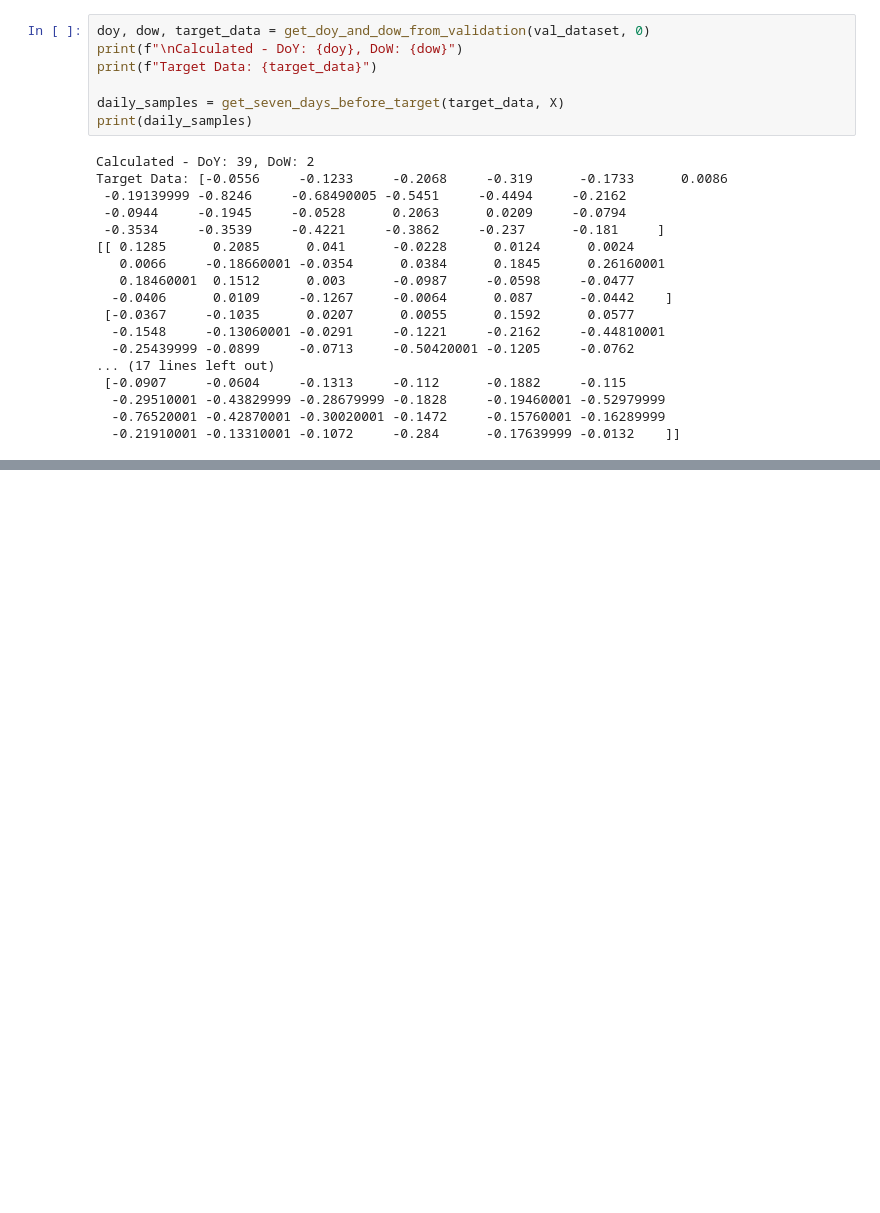
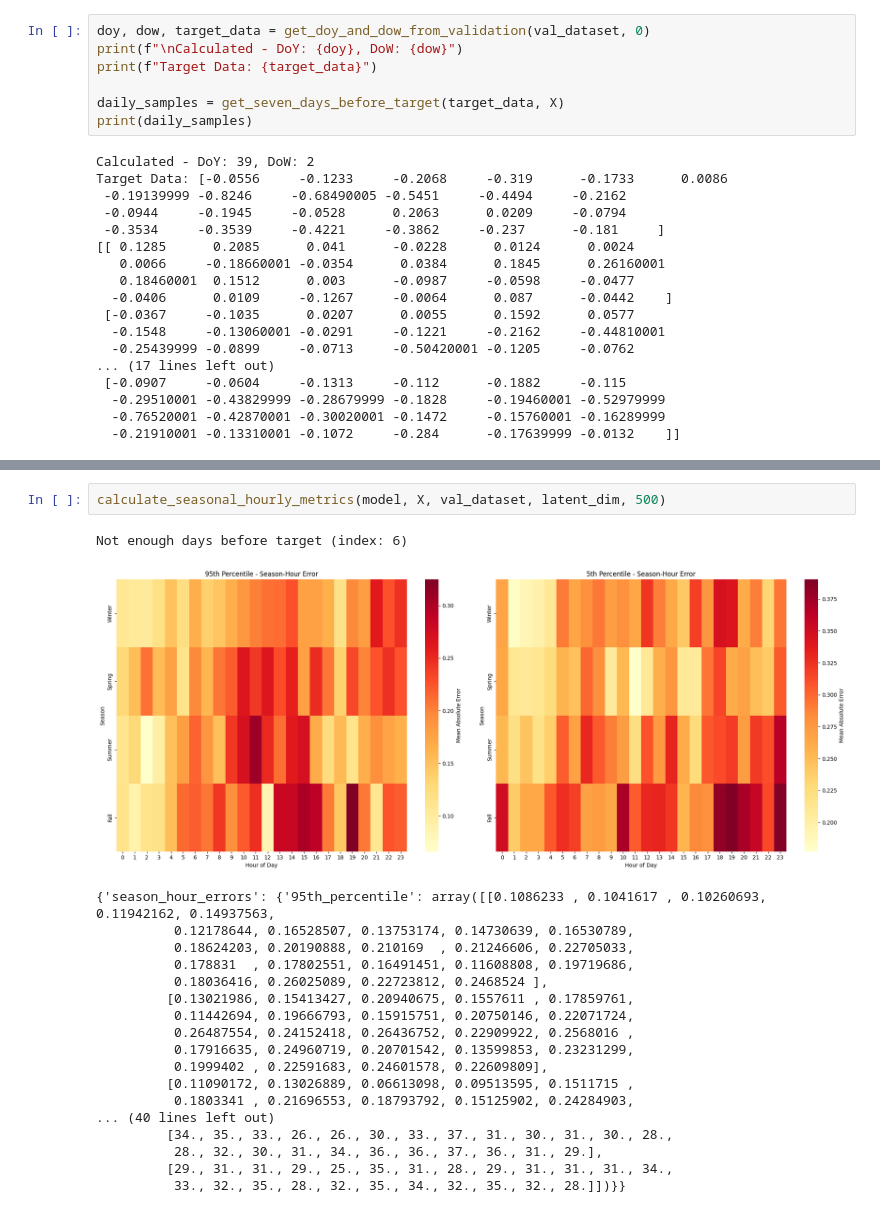
Before and after one commit to ThorneMadsen/Master, a Jupyter notebook: notebooks/MLPVAE.ipynb, the cells around one changed output, grey strips where cells are left out. Cells and saved outputs as stored; diff of their text form; blank space fills up the shorter version.

```diff
--- a/notebooks/MLPVAE.ipynb
+++ b/notebooks/MLPVAE.ipynb
@@ -1002,0 +1355,22 @@ Average Metrics:
+# %%
+calculate_seasonal_hourly_metrics(model, X, val_dataset, latent_dim, 500)
+# %% [output]
+Not enough days before target (index: 6)
+[figure, added]
+{'season_hour_errors': {'95th_percentile': array([[0.1086233 , 0.1041617 , 0.10260693, 0.11942162, 0.14937563,
+          0.12178644, 0.16528507, 0.13753174, 0.14730639, 0.16530789,
+          0.18624203, 0.20190888, 0.210169  , 0.21246606, 0.22705033,
+          0.178831  , 0.17802551, 0.16491451, 0.11608808, 0.19719686,
+          0.18036416, 0.26025089, 0.22723812, 0.2468524 ],
+         [0.13021986, 0.15413427, 0.20940675, 0.1557611 , 0.17859761,
+          0.11442694, 0.19666793, 0.15915751, 0.20750146, 0.22071724,
+          0.26487554, 0.24152418, 0.26436752, 0.22909922, 0.2568016 ,
+          0.17916635, 0.24960719, 0.20701542, 0.13599853, 0.23231299,
+          0.1999402 , 0.22591683, 0.24601578, 0.22609809],
+         [0.11090172, 0.13026889, 0.06613098, 0.09513595, 0.1511715 ,
+          0.1803341 , 0.21696553, 0.18793792, 0.15125902, 0.24284903,
+... (40 lines left out)
+         [34., 35., 33., 26., 26., 30., 33., 37., 31., 30., 31., 30., 28.,
+          28., 32., 30., 31., 34., 36., 36., 37., 36., 31., 29.],
+         [29., 31., 31., 29., 25., 35., 31., 28., 29., 31., 31., 31., 34.,
+          33., 32., 35., 28., 32., 35., 34., 32., 35., 32., 28.]])}}
```
Also changed, not shown: parts of 36 cells of this notebook.
